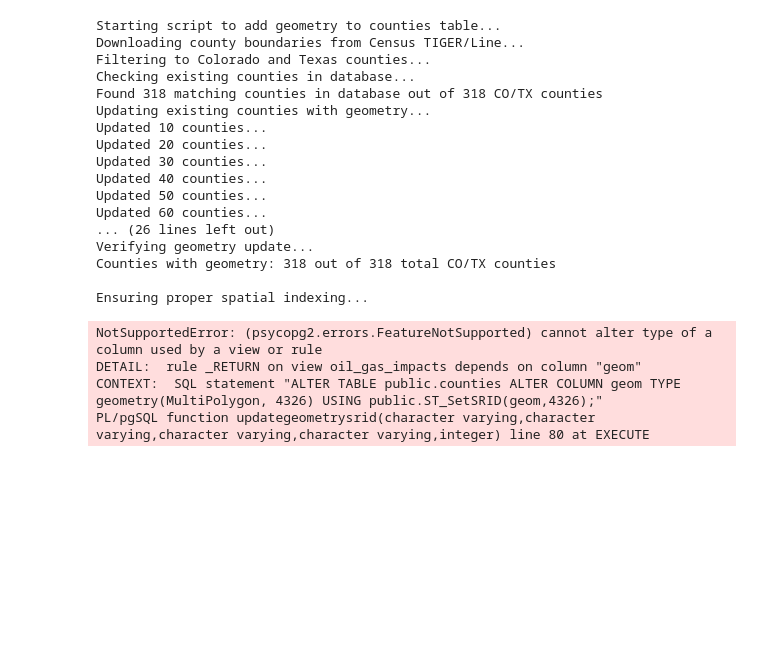
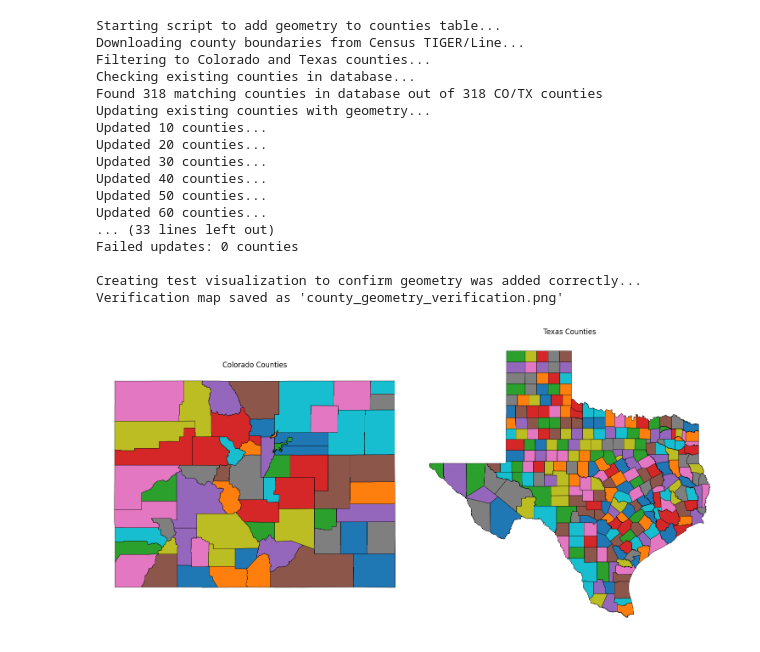
Before and after one commit to dadams-AU/upower_project, a Jupyter notebook: add_geom_to_counties.ipynb, the cells around one changed output. Cells and saved outputs as stored; diff of their text form; code cells hidden in the pictures; blank space fills up the shorter version.

Commit message:
counties have geometry

```diff
--- a/add_geom_to_counties.ipynb
+++ b/add_geom_to_counties.ipynb
@@ -142,17 +142,19 @@ def add_geometry_to_counties_table():
     print(f"Counties with geometry: {counties_with_geom} out of {total_counties} total CO/TX counties")
 
     # Fix any issues with the geometry column (make sure it's properly indexed)
-    print("\nEnsuring proper spatial indexing...")
+    print("\nEnsuring geometry SRID is correctly set and spatial index exists...")
     with engine.begin() as conn:
-        # Make sure geometry column is properly registered
+        # Update SRID directly if any rows have an undefined SRID (e.g., 0)
         conn.execute(text("""
-            SELECT UpdateGeometrySRID('counties', 'geom', 4326);
+            UPDATE counties SET geom = ST_SetSRID(geom, 4326)
+            WHERE ST_SRID(geom) = 0;
         """))
 
         # Create spatial index if it doesn't exist
         conn.execute(text("""
             CREATE INDEX IF NOT EXISTS idx_counties_geom ON counties USING GIST (geom);
         """))
+
 
     print("\nGeometry update complete!")
     print(f"Successfully updated: {successful_updates} counties")
@@ -186,38 +188,35 @@ if __name__ == "__main__":
 
     # Plot Texas counties
     counties_with_geometry[counties_with_geometry['STATEFP'] == '48'].plot(
         ax=ax[1],
         edgecolor='black',
         linewidth=0.5,
         column='NAME',
         legend=False
     )
     ax[1].set_title('Texas Counties')
     ax[1].set_axis_off()
 
     plt.tight_layout()
     plt.savefig('county_geometry_verification.png', dpi=300)
 
     print("Verification map saved as 'county_geometry_verification.png'")
 # %% [output]
 Starting script to add geometry to counties table...
 Downloading county boundaries from Census TIGER/Line...
 Filtering to Colorado and Texas counties...
 Checking existing counties in database...
 Found 318 matching counties in database out of 318 CO/TX counties
 Updating existing counties with geometry...
 Updated 10 counties...
 Updated 20 counties...
 Updated 30 counties...
 Updated 40 counties...
 Updated 50 counties...
 Updated 60 counties...
-... (26 lines left out)
-Verifying geometry update...
-Counties with geometry: 318 out of 318 total CO/TX counties
+... (33 lines left out)
+Failed updates: 0 counties
 
-Ensuring proper spatial indexing...
+Creating test visualization to confirm geometry was added correctly...
+Verification map saved as 'county_geometry_verification.png'
-NotSupportedError: (psycopg2.errors.FeatureNotSupported) cannot alter type of a column used by a view or rule
-DETAIL:  rule _RETURN on view oil_gas_impacts depends on column "geom"
-CONTEXT:  SQL statement "ALTER TABLE public.counties ALTER COLUMN geom TYPE  geometry(MultiPolygon, 4326) USING public.ST_SetSRID(geom,4326);"
-PL/pgSQL function updategeometrysrid(character varying,character varying,character varying,character varying,integer) line 80 at EXECUTE
+[figure, added]
```
Also changed, not shown: 2 other files.
